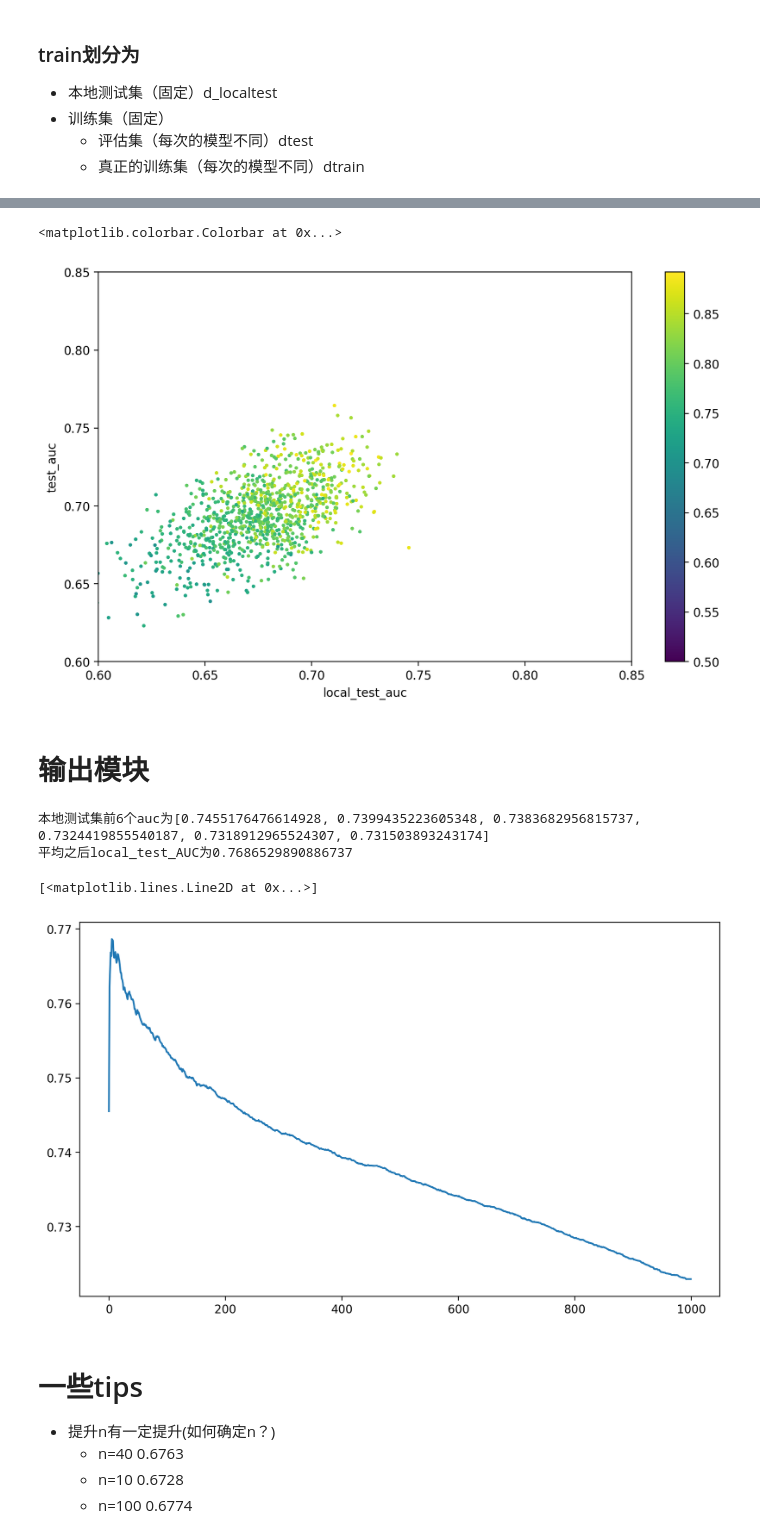
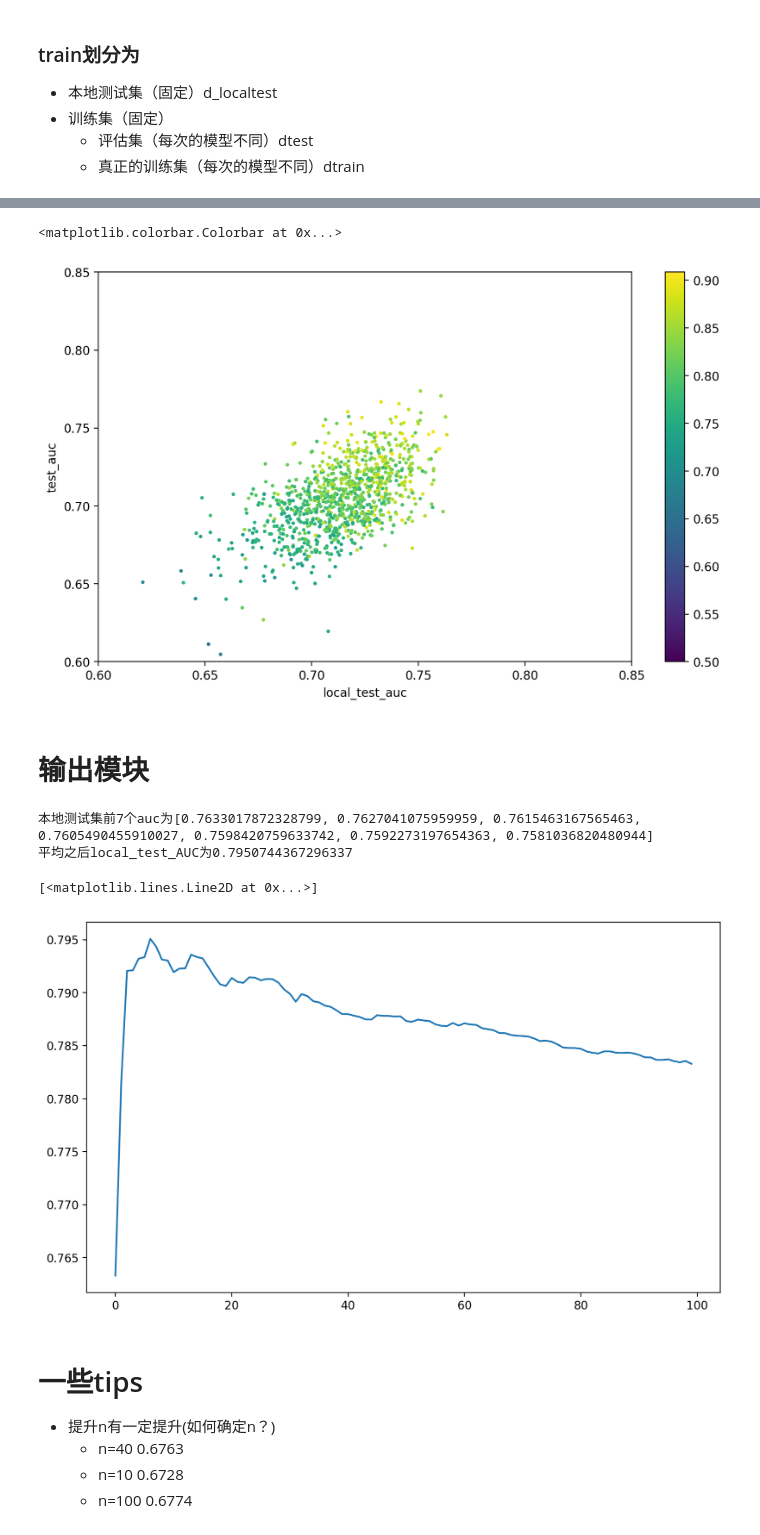
Before and after one commit to tassadar667/Take-down-SHUMO, a Jupyter notebook: 数据处理.ipynb, the cells around one changed output, grey strips where cells are left out. Saved outputs shown, nothing was run; the diff lists cells and outputs as text; code cells hidden in the pictures.

```diff
--- a/数据处理.ipynb
+++ b/数据处理.ipynb
@@ -32,7 +32,7 @@ test_data['nan_num'] = (test_data == 0).astype(int).sum(axis=1)
 # %% [markdown]
 ## loan1表
 # %%
-if True:
+if False:
 
     import pandas as pd
     temp_df = pd.read_csv("./data/detail/df_loan1_b1.csv")
@@ -290,6 +273,6 @@ for i in a:
 # %% [markdown]
 ## 设置哪些x作为模型自变量输入
 # %%
-x_col = basic_col+loan_col+['date_3_count']+query_col+overdue_col+['nan_num']+['is_judicial']
+x_col = basic_col+loan_col+query_col+overdue_col+['nan_num']+['is_judicial']
 print('自变量个数为', len(x_col))
 # %% [output]
@@ -467,7 +450,7 @@ plt.ylim(0.6, 0.85)
 plt.colorbar()
 # %% [output]
 <matplotlib.colorbar.Colorbar at 0x...>
-[figure, old version]
+[figure, new version]
 # %% [markdown]
 # 输出模块
 # %%
@@ -515,15 +498,15 @@ res = pd.DataFrame({
 })
 res.to_csv("./output/result"+date+".csv", encoding="utf-8", index=False)
 # %% [output]
-本地测试集前6个auc为[0.7455176476614928, 0.7399435223605348, 0.7383682956815737, 0.7324419855540187, 0.7318912965524307, 0.731503893243174]
-平均之后local_test_AUC为0.7686529890886737
+本地测试集前7个auc为[0.7633017872328799, 0.7627041075959959, 0.7615463167565463, 0.7605490455910027, 0.7598420759633742, 0.7592273197654363, 0.7581036820480944]
+平均之后local_test_AUC为0.7950744367296337
 # %%
 
 plt.figure(figsize=(10, 6), dpi=200)
-plt.plot(list(range(N)), auc_seq)
+plt.plot(list(range(round(N/10))), auc_seq)
 # %% [output]
 [<matplotlib.lines.Line2D at 0x...>]
-[figure, old version]
+[figure, new version]
 # %% [markdown]
 # 一些tips
 
```
Also changed, not shown: parts of 5 cells of this notebook, 3 other files.
